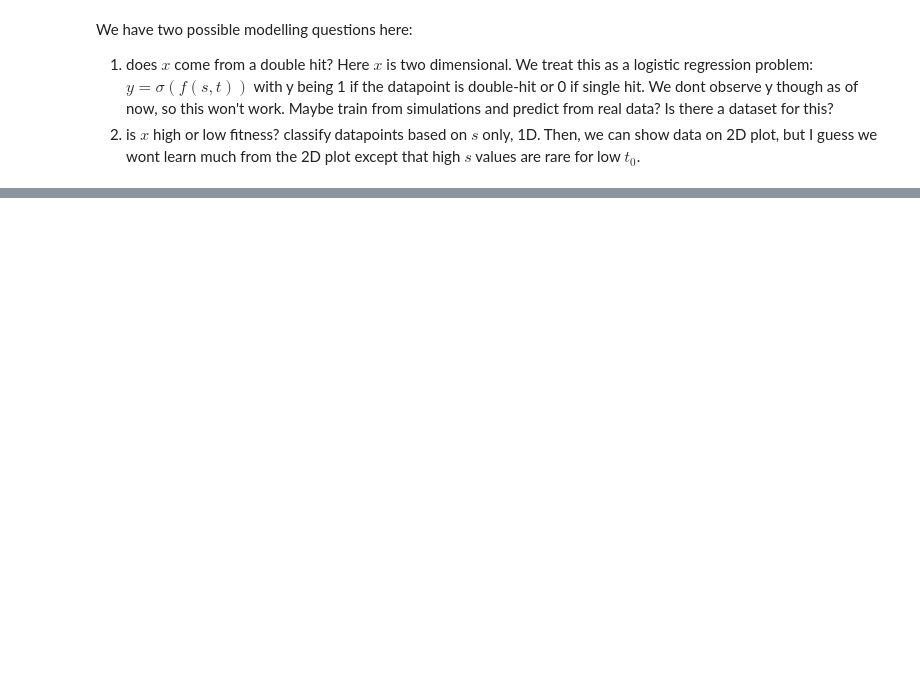
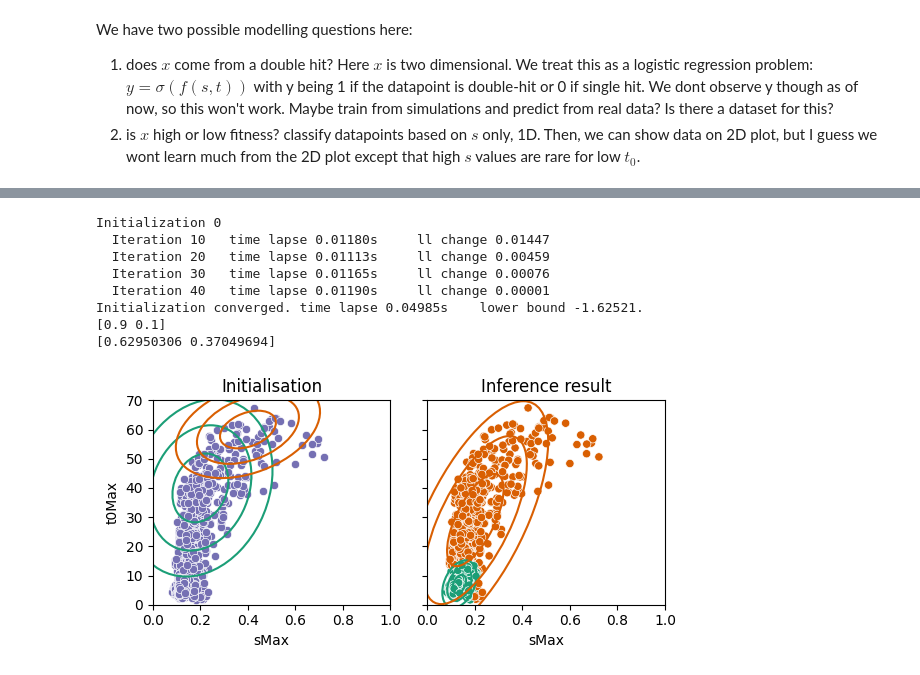
Before and after one commit to fraterenz/hsc-figures, a Jupyter notebook: inferences/doublehits/clustering.ipynb, the cells around one changed output, grey strips where cells are left out. Saved outputs shown, nothing was run; the diff lists cells and outputs as text; code cells hidden in the pictures; blank space fills up the shorter version.

```diff
--- a/inferences/doublehits/clustering.ipynb
+++ b/inferences/doublehits/clustering.ipynb
@@ -116,34 +145,44 @@ assert cov_prior_2.shape == (2, 2), cov_prior_2.shape
 cov_prior = np.array([cov_prior_1, cov_prior_2])
 assert cov_prior.shape == (k_components, n_features, n_features), cov_prior.shape
 
 fig, ax = plt.subplots(1, 2, sharex=True, sharey=True, figsize=(6, 3), layout="tight")
 sns.scatterplot(data=data, x="sMax", y="t0Max", ax=ax[0], color="#7570b3")
 plot_nice(ax[0], [mean_prior_1, mean_prior_2], [cov_prior_1, cov_prior_2], colors)
 ax[0].set_title("Initialisation")
 gmm = GaussianMixture(
     n_components=k_components,
     covariance_type="full",
     reg_covar=1e-09,
     tol=1e-6,
     max_iter=1000,
     weights_init=[0.9, 0.1],
     means_init=mean_prior,
     precisions_init=np.linalg.inv(cov_prior),  # not the best
     random_state=None,
     warm_start=False,
     verbose=2,
     verbose_interval=10,
 )
 
-labels = gmm.fit_predict(data.to_numpy())
+labels = gmm.fit_predict(data[["sMax", "t0Max"]].to_numpy())
 print(gmm.weights_init)
 print(gmm.weights_)
 sns.scatterplot(data=data, x="sMax", y="t0Max", hue=labels, ax=ax[1], palette=palette)
 plot_nice(ax[1], gmm.means_, gmm.covariances_, colors, labels)
 ax[1].legend().set_visible(False)
 ax[1].set_title("Inference result")
 plt.savefig("./gmm_2_components.png", dpi=700)
 plt.show()
+# %% [output]
+Initialization 0
+  Iteration 10   time lapse 0.01180s     ll change 0.01447
+  Iteration 20   time lapse 0.01113s     ll change 0.00459
+  Iteration 30   time lapse 0.01165s     ll change 0.00076
+  Iteration 40   time lapse 0.01190s     ll change 0.00001
+Initialization converged. time lapse 0.04985s    lower bound -1.62521.
+[0.9 0.1]
+[0.62950306 0.37049694]
+[figure, added]
 # %%
 gmm = BayesianGaussianMixture(
     n_components=100,
```
Also changed, not shown: parts of 14 cells of this notebook, 21 other files.
